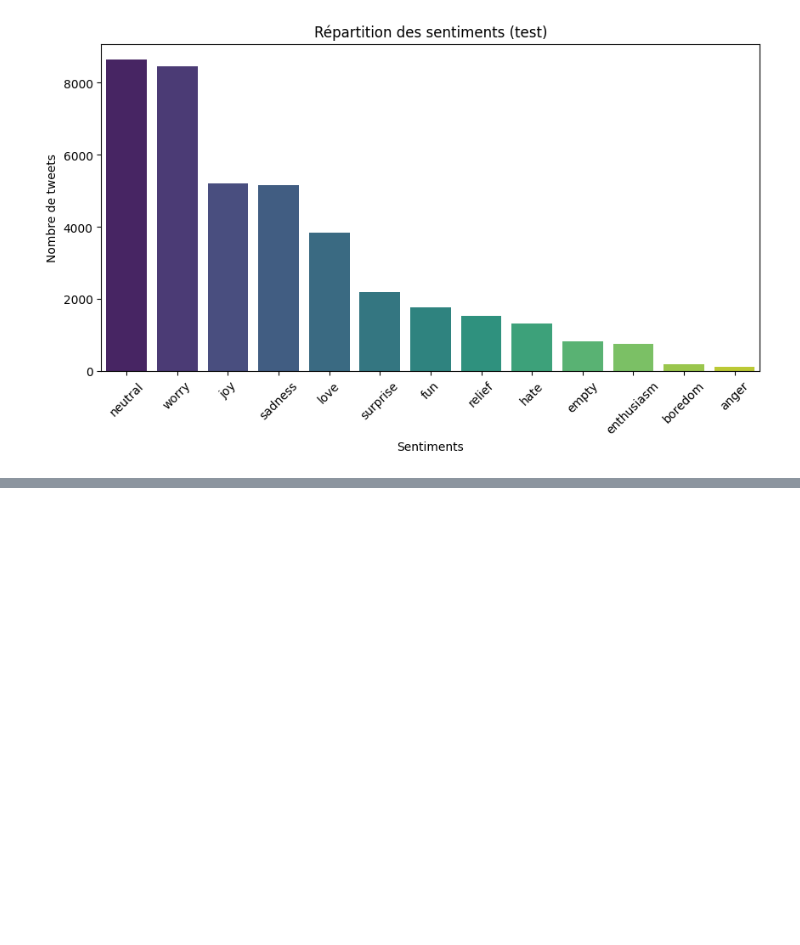
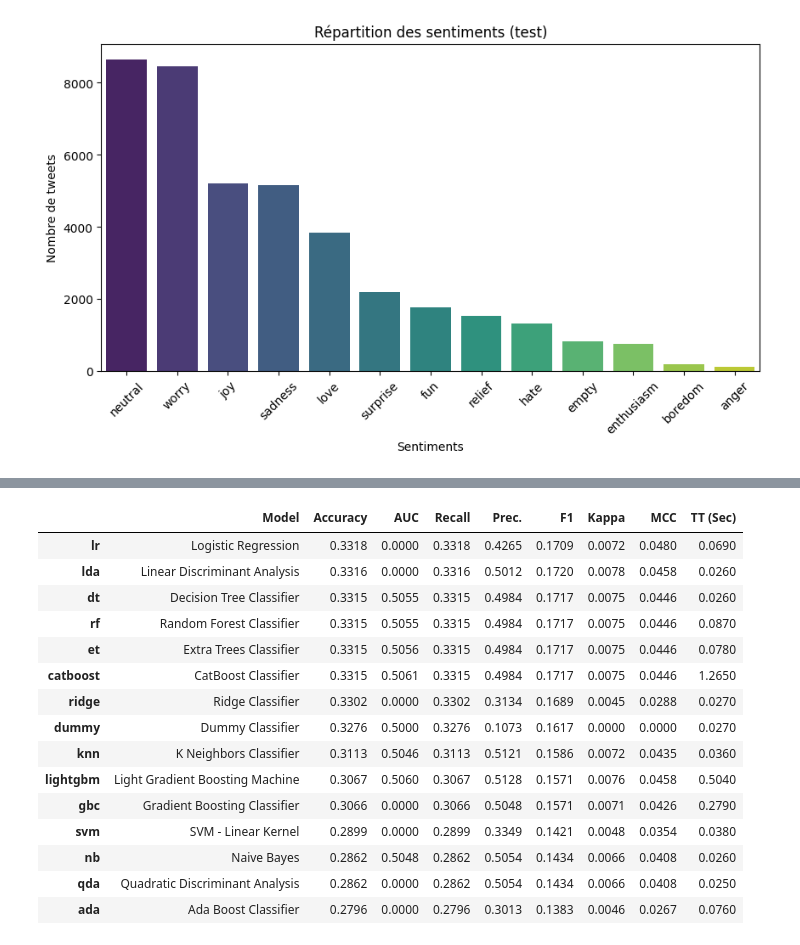
Before and after one commit to antonella-giovannetti/ml-in-the-clouds, a Jupyter notebook: EDA.ipynb, the cells around one changed output, grey strips where cells are left out. Saved outputs shown, nothing was run; the diff lists cells and outputs as text; code cells hidden in the pictures; blank space fills up the shorter version.

```diff
--- a/EDA.ipynb
+++ b/EDA.ipynb
@@ -212,0 +395,3 @@ plot_wordcloud_global(test, text_col='content', dataset_name='test')
+# %%
+best_model = compare_models()
+# %% [output]
@@ -212,0 +399,16 @@ plot_wordcloud_global(test, text_col='content', dataset_name='test')
+|  | Model | Accuracy | AUC | Recall | Prec. | F1 | Kappa | MCC | TT (Sec) |
+| lr | Logistic Regression | 0.3318 | 0.0000 | 0.3318 | 0.4265 | 0.1709 | 0.0072 | 0.0480 | 0.0690 |
+| lda | Linear Discriminant Analysis | 0.3316 | 0.0000 | 0.3316 | 0.5012 | 0.1720 | 0.0078 | 0.0458 | 0.0260 |
+| dt | Decision Tree Classifier | 0.3315 | 0.5055 | 0.3315 | 0.4984 | 0.1717 | 0.0075 | 0.0446 | 0.0260 |
+| rf | Random Forest Classifier | 0.3315 | 0.5055 | 0.3315 | 0.4984 | 0.1717 | 0.0075 | 0.0446 | 0.0870 |
+| et | Extra Trees Classifier | 0.3315 | 0.5056 | 0.3315 | 0.4984 | 0.1717 | 0.0075 | 0.0446 | 0.0780 |
+| catboost | CatBoost Classifier | 0.3315 | 0.5061 | 0.3315 | 0.4984 | 0.1717 | 0.0075 | 0.0446 | 1.2650 |
+| ridge | Ridge Classifier | 0.3302 | 0.0000 | 0.3302 | 0.3134 | 0.1689 | 0.0045 | 0.0288 | 0.0270 |
+| dummy | Dummy Classifier | 0.3276 | 0.5000 | 0.3276 | 0.1073 | 0.1617 | 0.0000 | 0.0000 | 0.0270 |
+| knn | K Neighbors Classifier | 0.3113 | 0.5046 | 0.3113 | 0.5121 | 0.1586 | 0.0072 | 0.0435 | 0.0360 |
+| lightgbm | Light Gradient Boosting Machine | 0.3067 | 0.5060 | 0.3067 | 0.5128 | 0.1571 | 0.0076 | 0.0458 | 0.5040 |
+| gbc | Gradient Boosting Classifier | 0.3066 | 0.0000 | 0.3066 | 0.5048 | 0.1571 | 0.0071 | 0.0426 | 0.2790 |
+| svm | SVM - Linear Kernel | 0.2899 | 0.0000 | 0.2899 | 0.3349 | 0.1421 | 0.0048 | 0.0354 | 0.0380 |
+| nb | Naive Bayes | 0.2862 | 0.5048 | 0.2862 | 0.5054 | 0.1434 | 0.0066 | 0.0408 | 0.0260 |
+| qda | Quadratic Discriminant Analysis | 0.2862 | 0.0000 | 0.2862 | 0.5054 | 0.1434 | 0.0066 | 0.0408 | 0.0250 |
+| ada | Ada Boost Classifier | 0.2796 | 0.0000 | 0.2796 | 0.3013 | 0.1383 | 0.0046 | 0.0267 | 0.0760 |
```
Also changed, not shown: parts of 18 cells of this notebook, 4 other files.
